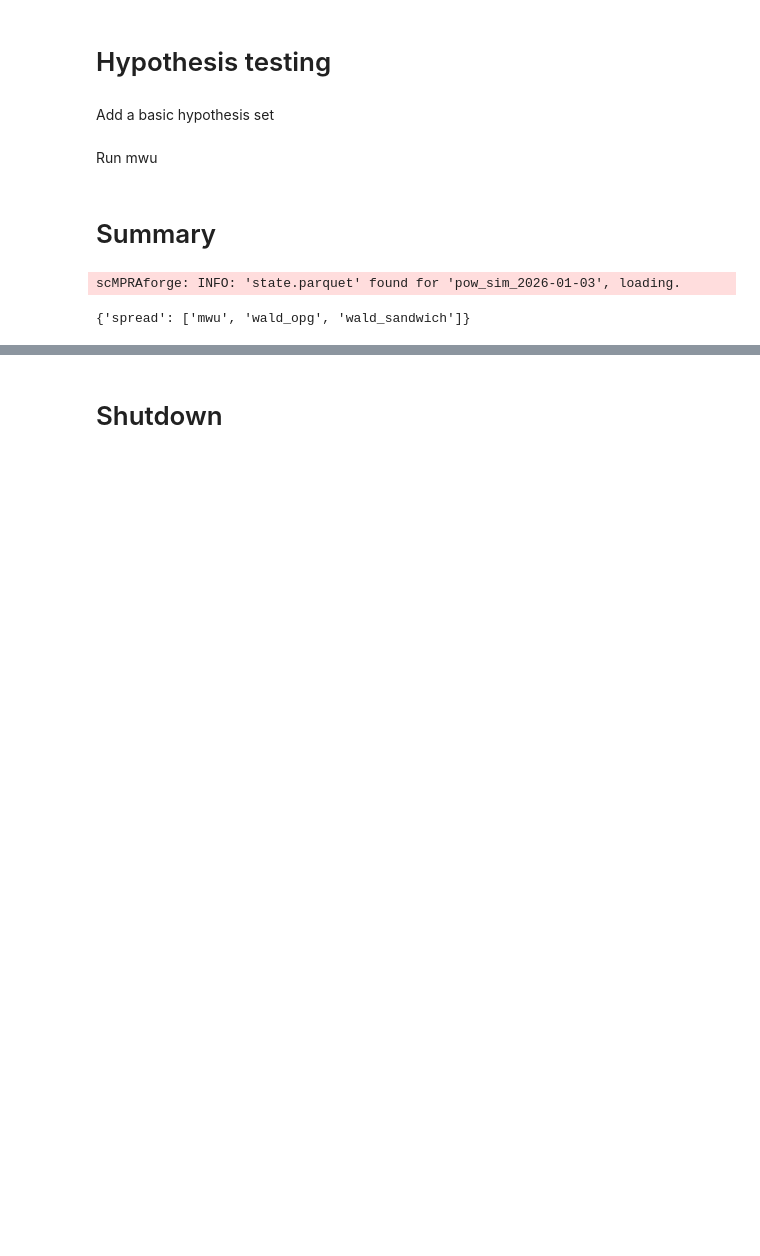
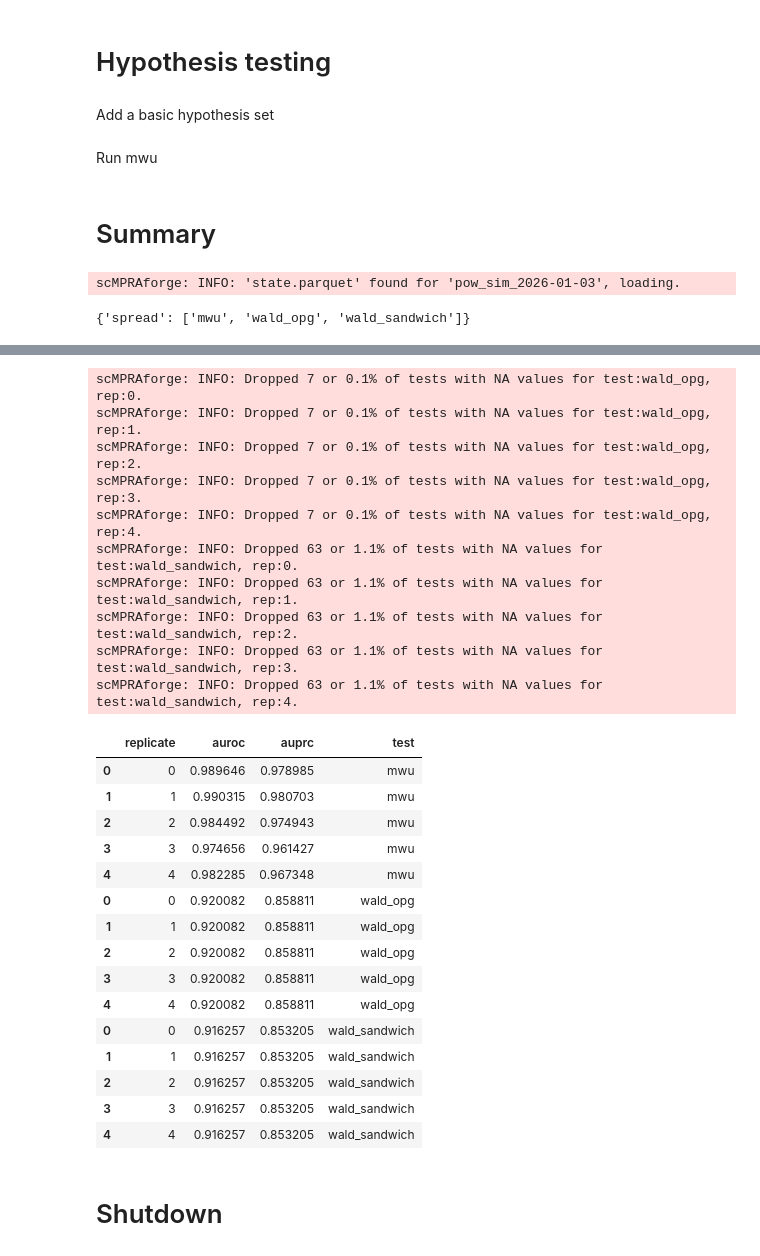
Before and after one commit to Reilly-Lab-Yale/tabula-rasa, a Jupyter notebook: notebooks/object_creation/simulations/emperically_calibrated/shendure/power_shendure_vs_minp.ipynb, the cells around one changed output, grey strips where cells are left out. Cells and saved outputs as stored; diff of their text form; code cells hidden in the pictures; blank space fills up the shorter version.

Commit message:
+all classifier summary

```diff
--- a/notebooks/object_creation/simulations/emperically_calibrated/shendure/power_shendure_vs_minp.ipynb
+++ b/notebooks/object_creation/simulations/emperically_calibrated/shendure/power_shendure_vs_minp.ipynb
@@ -150,6 +167,35 @@ sim._classifier_summary(hypothesis_set_name="spread",test_type="mwu")
 | 2 | 2 | 0.984492 | 0.974943 |
 | 3 | 3 | 0.974656 | 0.961427 |
 | 4 | 4 | 0.982285 | 0.967348 |
+# %%
+sim._all_classifier_summary("spread")
+# %% [output]
+scMPRAforge: INFO: Dropped 7 or 0.1% of tests with NA values for test:wald_opg, rep:0.
+scMPRAforge: INFO: Dropped 7 or 0.1% of tests with NA values for test:wald_opg, rep:1.
+scMPRAforge: INFO: Dropped 7 or 0.1% of tests with NA values for test:wald_opg, rep:2.
+scMPRAforge: INFO: Dropped 7 or 0.1% of tests with NA values for test:wald_opg, rep:3.
+scMPRAforge: INFO: Dropped 7 or 0.1% of tests with NA values for test:wald_opg, rep:4.
+scMPRAforge: INFO: Dropped 63 or 1.1% of tests with NA values for test:wald_sandwich, rep:0.
+scMPRAforge: INFO: Dropped 63 or 1.1% of tests with NA values for test:wald_sandwich, rep:1.
+scMPRAforge: INFO: Dropped 63 or 1.1% of tests with NA values for test:wald_sandwich, rep:2.
+scMPRAforge: INFO: Dropped 63 or 1.1% of tests with NA values for test:wald_sandwich, rep:3.
+scMPRAforge: INFO: Dropped 63 or 1.1% of tests with NA values for test:wald_sandwich, rep:4.
+|  | replicate | auroc | auprc | test |
+| 0 | 0 | 0.989646 | 0.978985 | mwu |
+| 1 | 1 | 0.990315 | 0.980703 | mwu |
+| 2 | 2 | 0.984492 | 0.974943 | mwu |
+| 3 | 3 | 0.974656 | 0.961427 | mwu |
+| 4 | 4 | 0.982285 | 0.967348 | mwu |
+| 0 | 0 | 0.920082 | 0.858811 | wald_opg |
+| 1 | 1 | 0.920082 | 0.858811 | wald_opg |
+| 2 | 2 | 0.920082 | 0.858811 | wald_opg |
+| 3 | 3 | 0.920082 | 0.858811 | wald_opg |
+| 4 | 4 | 0.920082 | 0.858811 | wald_opg |
+| 0 | 0 | 0.916257 | 0.853205 | wald_sandwich |
+| 1 | 1 | 0.916257 | 0.853205 | wald_sandwich |
+| 2 | 2 | 0.916257 | 0.853205 | wald_sandwich |
+| 3 | 3 | 0.916257 | 0.853205 | wald_sandwich |
+| 4 | 4 | 0.916257 | 0.853205 | wald_sandwich |
 # %% [markdown]
 # Shutdown
 # %%
```
Also changed, not shown: parts of 2 cells of this notebook, 1 other file.
